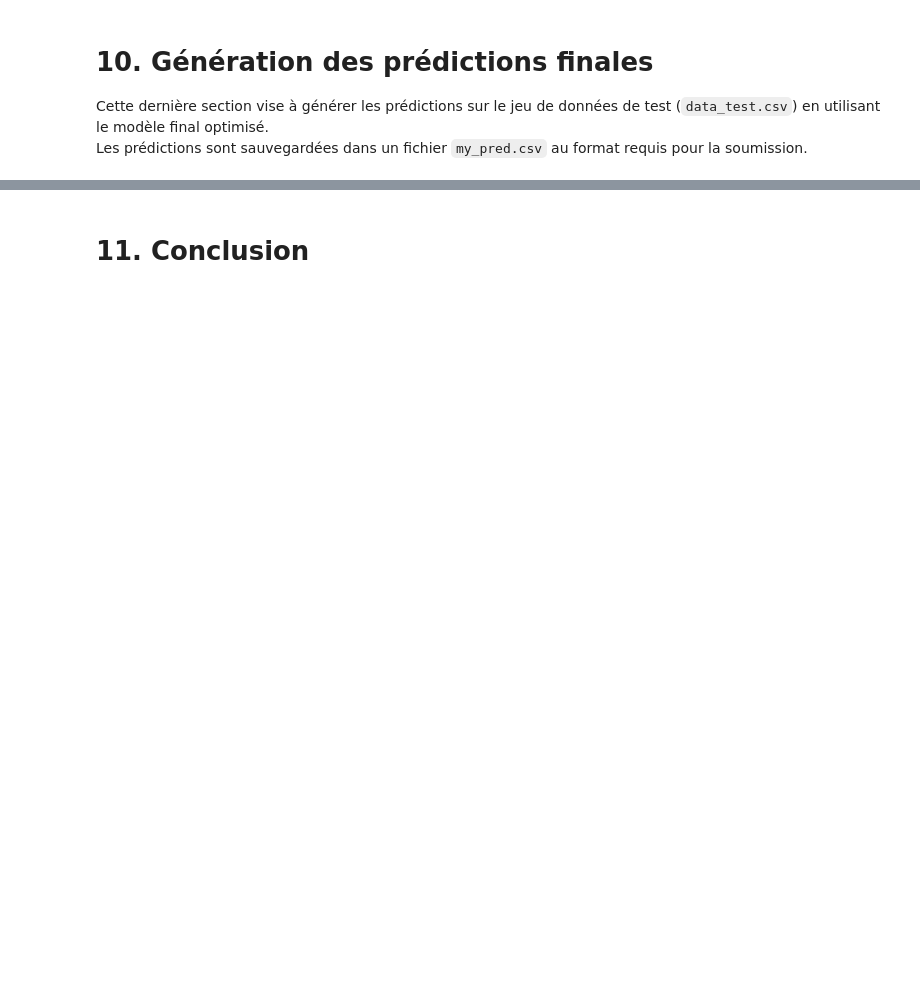
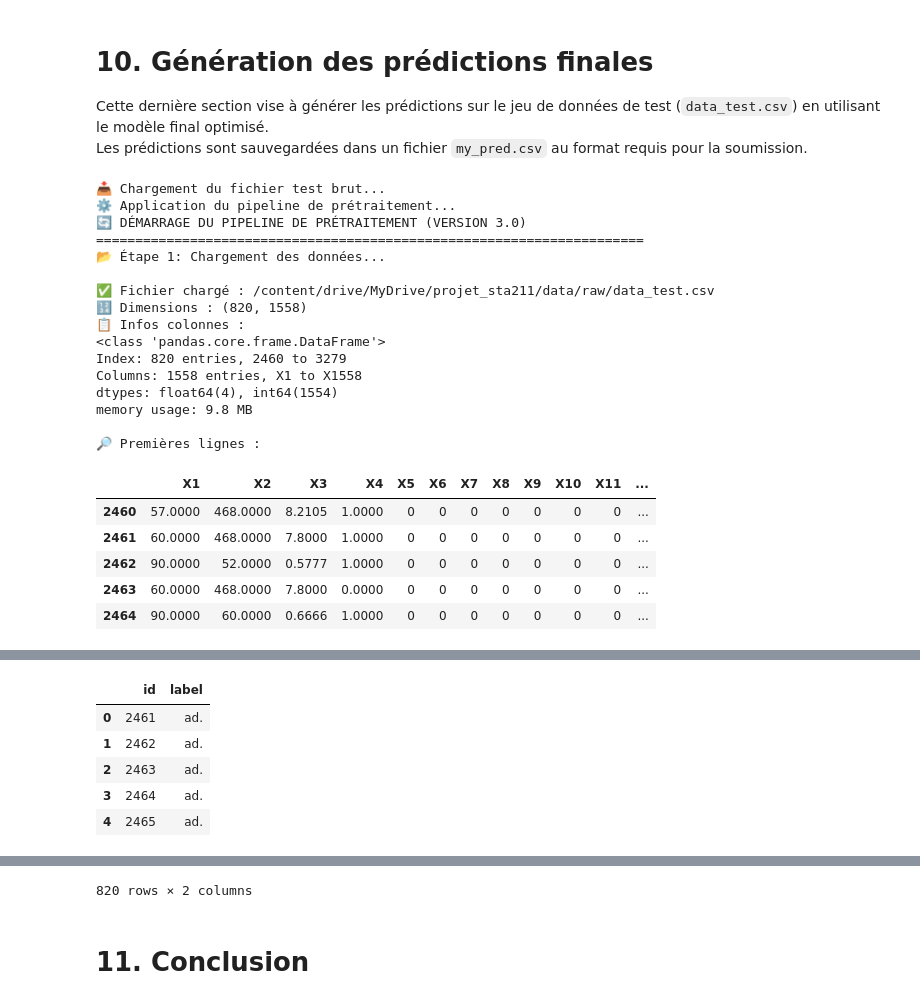
Before and after one commit to Abdoullatuf/projet_sta211_version_modulaire, a Jupyter notebook: notebooks/02_Modelisation_Optimisation_updated.ipynb, the cells around one changed output, grey strips where cells are left out. Drawn from its saved outputs; the diff is of its cells as text; code cells hidden in the pictures; blank space fills up the shorter version.

```diff
--- a/notebooks/02_Modelisation_Optimisation_updated.ipynb
+++ b/notebooks/02_Modelisation_Optimisation_updated.ipynb
@@ -581,6 +817,22 @@ xgb_params = {
     'colsample_bytree': [0.8, 0.9, 1.0]
 }
 
+# === Priorisation des modèles ===
+
+# Priorité haute (robustesse/perf)
+# - Random Forest
+# - XGBoost
+# - LightGBM
+
+# Priorité moyenne
+# - Logistic Regression
+# - SVM
+# - MLP
+
+# Priorité faible (benchmark rapide)
+# - Decision Tree
+# - KNN
+
 # Dictionnaire des modèles et de leurs grilles
 models = {
     'Logistic Regression': (
@@ -596,7 +848,7 @@ models = {
         rf_params
     ),
     'KNN': (
-        KNeighborsClassifier(),
+        KNeighborsClassifier(n_jobs=-1),  # random_state n'existe pas ici mais on précise n_jobs
         knn_params
     ),
     'SVM': (
@@ -1717,0 +2105,48 @@ def choose_model_to_generate():
+# %%
+from pathlib import Path
+#from submission.generate_submission_pipeline import generate_submission_final_pipeline
+
+# Définir les chemins
+test_file = Path("G:/Mon Drive/projet_sta211/data/raw/data_test.csv")
+model_file = Path("G:/Mon Drive/projet_sta211/outputs/modeling/models/stacking_mice_reduced.joblib")
+features_file = Path("G:/Mon Drive/projet_sta211/outputs/modeling/models/optimal_features_mice_stack.joblib")
+threshold_dir = Path("G:/Mon Drive/projet_sta211/outputs/modeling/thresholds")
+output_path = Path("G:/Mon Drive/projet_sta211/outputs/submissions/submission_stacking_mice.csv")
+
+# Appel de la fonction
+generate_submission_final_pipeline(
+    test_file=paths["RAW_DATA_DIR"] / "data_test.csv",
+    model_file=paths["MODELS_DIR"] / "stacking_mice_reduced.joblib",
+    features_file=paths["MODELS_DIR"] / "optimal_features_mice_stack.joblib",
+    threshold_dir=paths["THRESHOLDS_DIR"],
+    output_path=paths["ROOT_DIR"] / "my_pred.csv",
+    model_name="stacking",
+    dataset_name="mice",
+    imputation_method="mice",
+    yeojohnson=True,
+    remove_outliers=True,  # ✅ activation ici avec ou sans outliers
+    verbose=True
+)
+# %% [output]
+📥 Chargement du fichier test brut...
+⚙️ Application du pipeline de prétraitement...
+🔄 DÉMARRAGE DU PIPELINE DE PRÉTRAITEMENT (VERSION 3.0)
+======================================================================
+📂 Étape 1: Chargement des données...
+
+✅ Fichier chargé : /content/drive/MyDrive/projet_sta211/data/raw/data_test.csv
+🔢 Dimensions : (820, 1558)
+📋 Infos colonnes :
+<class 'pandas.core.frame.DataFrame'>
+Index: 820 entries, 2460 to 3279
+Columns: 1558 entries, X1 to X1558
+dtypes: float64(4), int64(1554)
+memory usage: 9.8 MB
+
+🔎 Premières lignes :
+|  | X1 | X2 | X3 | X4 | X5 | X6 | X7 | X8 | X9 | X10 | X11 | ... |
+| 2460 | 57.0000 | 468.0000 | 8.2105 | 1.0000 | 0 | 0 | 0 | 0 | 0 | 0 | 0 | ... |
+| 2461 | 60.0000 | 468.0000 | 7.8000 | 1.0000 | 0 | 0 | 0 | 0 | 0 | 0 | 0 | ... |
+| 2462 | 90.0000 | 52.0000 | 0.5777 | 1.0000 | 0 | 0 | 0 | 0 | 0 | 0 | 0 | ... |
+| 2463 | 60.0000 | 468.0000 | 7.8000 | 0.0000 | 0 | 0 | 0 | 0 | 0 | 0 | 0 | ... |
+| 2464 | 90.0000 | 60.0000 | 0.6666 | 1.0000 | 0 | 0 | 0 | 0 | 0 | 0 | 0 | ... |
@@ -1717,0 +2170,6 @@ def choose_model_to_generate():
+|  | id | label |
+| 0 | 2461 | ad. |
+| 1 | 2462 | ad. |
+| 2 | 2463 | ad. |
+| 3 | 2464 | ad. |
+| 4 | 2465 | ad. |
@@ -1718,3 +2188,4 @@ def choose_model_to_generate():
+820 rows × 2 columns
 # %% [markdown]
 <a name="conclusion"></a>
 # 11. Conclusion
```
Also changed, not shown: parts of 25 cells of this notebook, 6 other files.
